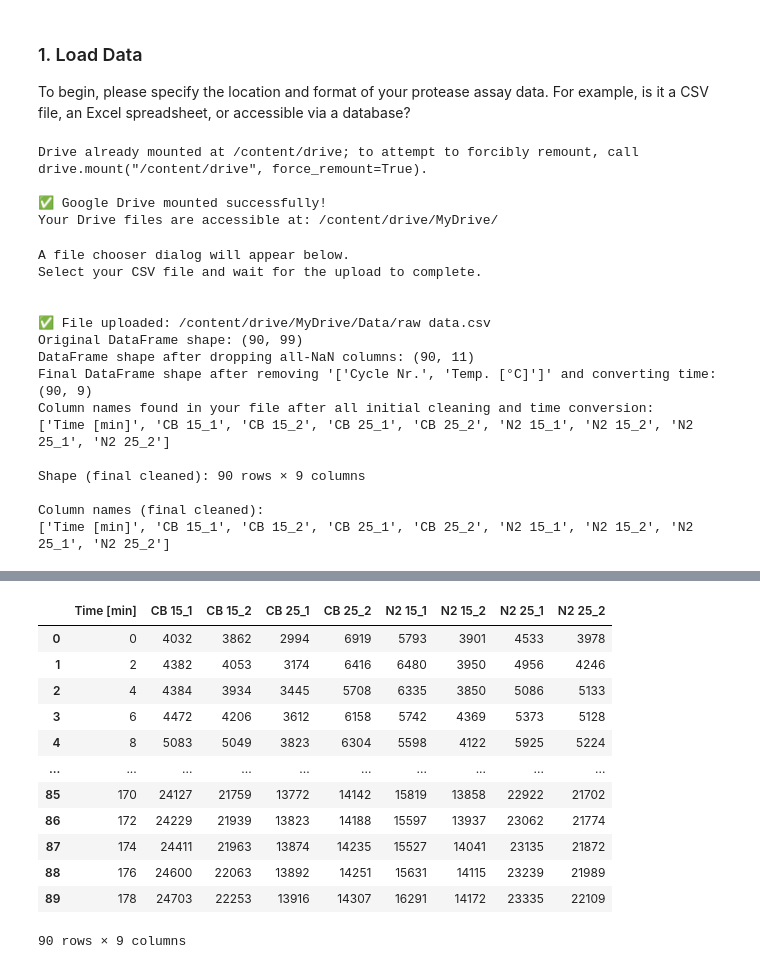
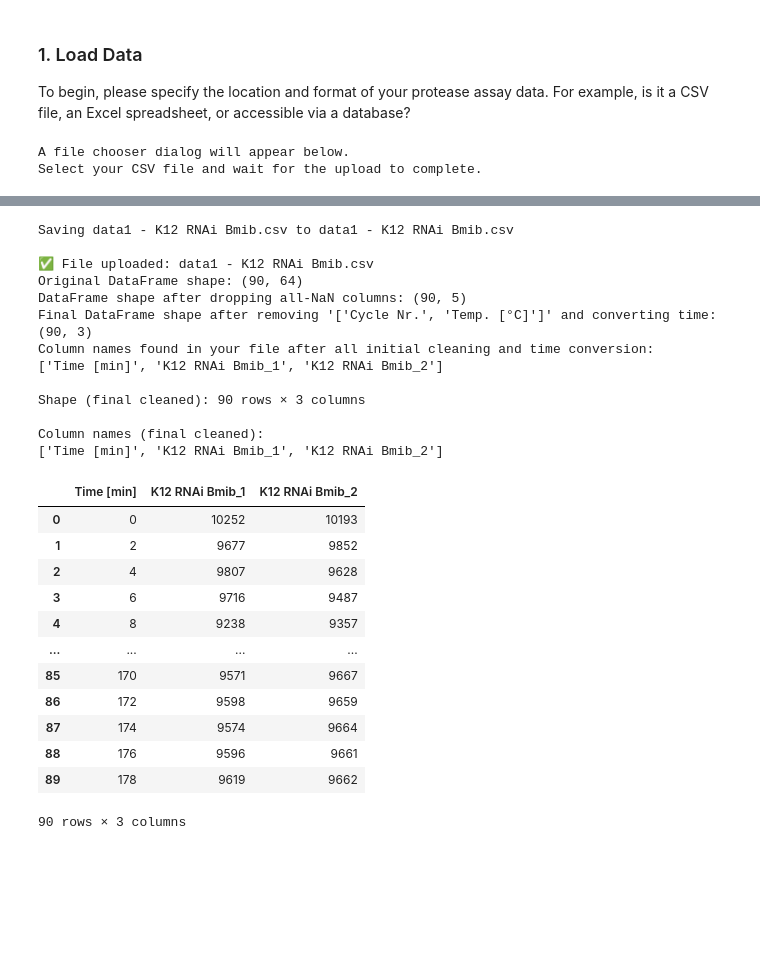
Before and after one commit to Haniiko1/CTL_Assay, a Jupyter notebook: project_2.ipynb, the cells around one changed output, grey strips where cells are left out. Saved outputs shown, nothing was run; the diff lists cells and outputs as text; code cells hidden in the pictures; blank space fills up the shorter version.

```diff
--- a/project_2.ipynb
+++ b/project_2.ipynb
@@ -14,20 +14,6 @@ import os
 ### 1. Load Data
 
 To begin, please specify the location and format of your protease assay data. For example, is it a CSV file, an Excel spreadsheet, or accessible via a database?
-# %%
-# Mount Google Drive
-# After running this cell, click the link, sign in, and copy the authorization code.
-
-from google.colab import drive
-drive.mount('/content/drive')
-
-print("\n✅ Google Drive mounted successfully!")
-print("Your Drive files are accessible at: /content/drive/MyDrive/")
-# %% [output]
-Drive already mounted at /content/drive; to attempt to forcibly remount, call drive.mount("/content/drive", force_remount=True).
-
-✅ Google Drive mounted successfully!
-Your Drive files are accessible at: /content/drive/MyDrive/
 # %%
 #@title  Upload your own CSV file from your computer
 
@@ -39,13 +25,11 @@ print("A file chooser dialog will appear below.")
 print("Select your CSV file and wait for the upload to complete.")
 print()
 
-# # This opens the file upload dialog
-# uploaded = files.upload()
+# This opens the file upload dialog
+uploaded = files.upload()
 
-# # The filename is shown after upload completes
-# uploaded_filename = list(uploaded.keys())[0]
-
-uploaded_filename = "/content/drive/MyDrive/Data/raw data.csv"
+# The filename is shown after upload completes
+uploaded_filename = list(uploaded.keys())[0]
 
 print(f"\n✅ File uploaded: {uploaded_filename}")
 
@@ -123,16 +107,3 @@ display(df_final.fillna(''))
 # %% [output]
 A file chooser dialog will appear below.
 Select your CSV file and wait for the upload to complete.
-
-
-✅ File uploaded: /content/drive/MyDrive/Data/raw data.csv
-Original DataFrame shape: (90, 99)
-DataFrame shape after dropping all-NaN columns: (90, 11)
-Final DataFrame shape after removing '['Cycle Nr.', 'Temp. [°C]']' and converting time: (90, 9)
-Column names found in your file after all initial cleaning and time conversion:
-['Time [min]', 'CB 15_1', 'CB 15_2', 'CB 25_1', 'CB 25_2', 'N2 15_1', 'N2 15_2', 'N2 25_1', 'N2 25_2']
-
-Shape (final cleaned): 90 rows × 9 columns
-
-Column names (final cleaned):
-['Time [min]', 'CB 15_1', 'CB 15_2', 'CB 25_1', 'CB 25_2', 'N2 15_1', 'N2 15_2', 'N2 25_1', 'N2 25_2']
@@ -139,16 +111,29 @@ Column names (final cleaned):
+Saving data1 - K12 RNAi Bmib.csv to data1 - K12 RNAi Bmib.csv
+
+✅ File uploaded: data1 - K12 RNAi Bmib.csv
+Original DataFrame shape: (90, 64)
+DataFrame shape after dropping all-NaN columns: (90, 5)
+Final DataFrame shape after removing '['Cycle Nr.', 'Temp. [°C]']' and converting time: (90, 3)
+Column names found in your file after all initial cleaning and time conversion:
+['Time [min]', 'K12 RNAi Bmib_1', 'K12 RNAi Bmib_2']
+
+Shape (final cleaned): 90 rows × 3 columns
+
+Column names (final cleaned):
+['Time [min]', 'K12 RNAi Bmib_1', 'K12 RNAi Bmib_2']
-|  | Time [min] | CB 15_1 | CB 15_2 | CB 25_1 | CB 25_2 | N2 15_1 | N2 15_2 | N2 25_1 | N2 25_2 |
-| 0 | 0 | 4032 | 3862 | 2994 | 6919 | 5793 | 3901 | 4533 | 3978 |
-| 1 | 2 | 4382 | 4053 | 3174 | 6416 | 6480 | 3950 | 4956 | 4246 |
-| 2 | 4 | 4384 | 3934 | 3445 | 5708 | 6335 | 3850 | 5086 | 5133 |
-| 3 | 6 | 4472 | 4206 | 3612 | 6158 | 5742 | 4369 | 5373 | 5128 |
-| 4 | 8 | 5083 | 5049 | 3823 | 6304 | 5598 | 4122 | 5925 | 5224 |
-| ... | ... | ... | ... | ... | ... | ... | ... | ... | ... |
-| 85 | 170 | 24127 | 21759 | 13772 | 14142 | 15819 | 13858 | 22922 | 21702 |
-| 86 | 172 | 24229 | 21939 | 13823 | 14188 | 15597 | 13937 | 23062 | 21774 |
-| 87 | 174 | 24411 | 21963 | 13874 | 14235 | 15527 | 14041 | 23135 | 21872 |
-| 88 | 176 | 24600 | 22063 | 13892 | 14251 | 15631 | 14115 | 23239 | 21989 |
-| 89 | 178 | 24703 | 22253 | 13916 | 14307 | 16291 | 14172 | 23335 | 22109 |
+|  | Time [min] | K12 RNAi Bmib_1 | K12 RNAi Bmib_2 |
+| 0 | 0 | 10252 | 10193 |
+| 1 | 2 | 9677 | 9852 |
+| 2 | 4 | 9807 | 9628 |
+| 3 | 6 | 9716 | 9487 |
+| 4 | 8 | 9238 | 9357 |
+| ... | ... | ... | ... |
+| 85 | 170 | 9571 | 9667 |
+| 86 | 172 | 9598 | 9659 |
+| 87 | 174 | 9574 | 9664 |
+| 88 | 176 | 9596 | 9661 |
+| 89 | 178 | 9619 | 9662 |
-90 rows × 9 columns
+90 rows × 3 columns
 # %%
 #@title Find the minimum in each replicates, zero them, and find the overall maximum
 
```
Also changed, not shown: parts of 11 cells of this notebook.
